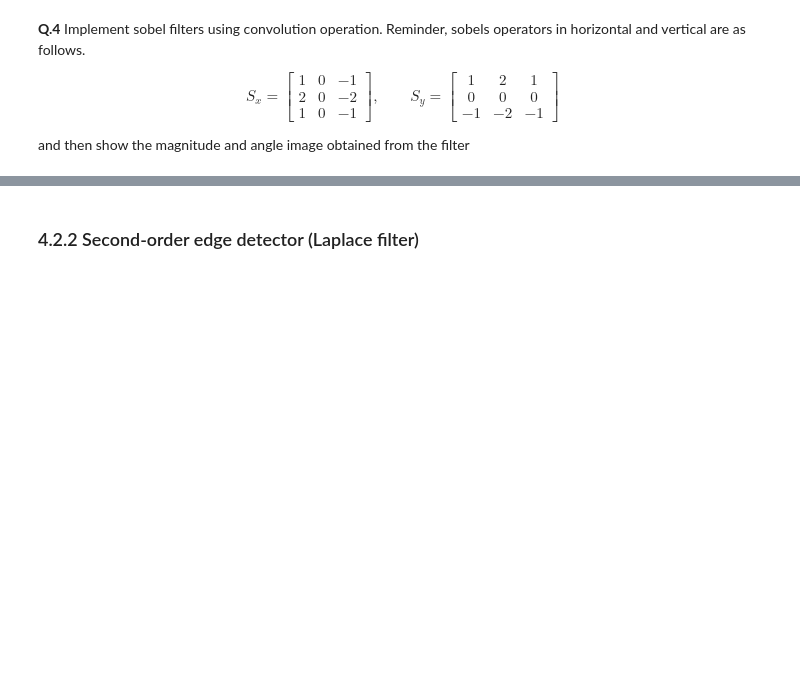
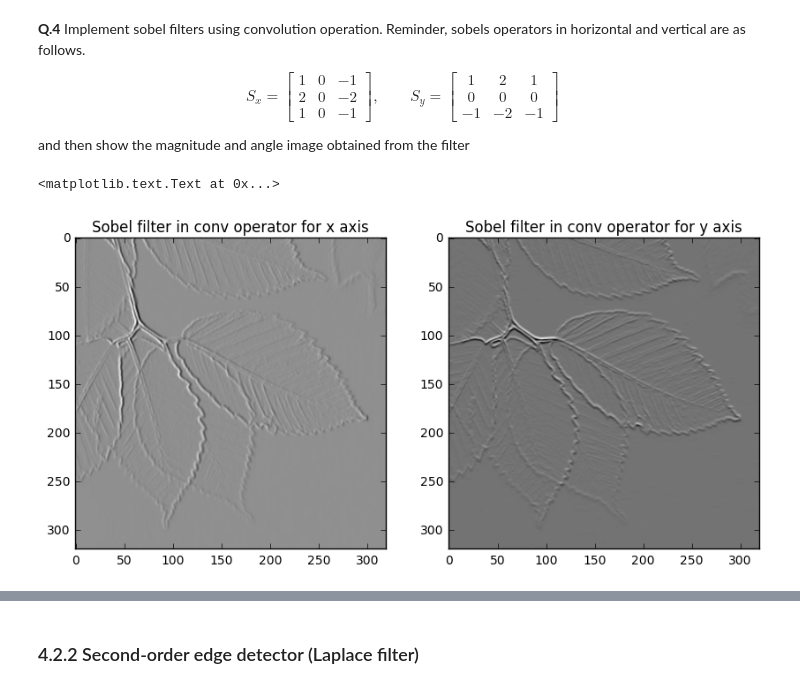
Before and after one commit to brown4eva/B31XB-IIP-TP-1718, a Jupyter notebook: 4-filter-spatial-domain/4-spatial-filter.ipynb, the cells around one changed output, grey strips where cells are left out. Saved outputs shown, nothing was run; the diff lists cells and outputs as text; code cells hidden in the pictures; blank space fills up the shorter version.

```diff
--- a/4-filter-spatial-domain/4-spatial-filter.ipynb
+++ b/4-filter-spatial-domain/4-spatial-filter.ipynb
@@ -138,3 +138,32 @@ Reminder, sobels operators in horizontal and vertical are as follows.
 $$S_x = \begin{bmatrix}1& 0 & -1\\ 2 & 0 & -2 \\ 1 & 0 & -1\end{bmatrix}, \qquad S_y = \begin{bmatrix}1& 2 & 1\\ 0 & 0 & 0 \\ -1 & -2 & -1\end{bmatrix}$$
 
 and then show the magnitude and angle image obtained from the filter
+# %%
+# sobel operator in horizontal
+sobelx = np.array([[1,0,-1], [2, 0, -2],[1, 0, -1]])/4
+
+# sobel operator in vertical
+sobely = np.array([[1,2,1], [0, 0, 0],[-1, -2, -1]])/4
+
+#Taking the sobel funstion in my previous exercise.
+sob = edges1
+
+#using filters.convolve
+from scipy import ndimage
+
+#compute the convolution
+leavesconvx = ndimage.filters.convolve(sob, sobelx)
+leavesconvy = ndimage.filters.convolve(sob, sobely)
+
+#plotting the figure
+fig, axes = plt.subplots(nrows=1, ncols=2, figsize=(10,10))
+ax0, ax1 = axes.ravel()
+
+ax0.imshow(leavesconvx, cmap=cm.gray)
+ax0.set_title('Sobel filter in conv operator for x axis')
+
+ax1.imshow(leavesconvy, cmap=cm.gray)
+ax1.set_title('Sobel filter in conv operator for y axis')
+# %% [output]
+<matplotlib.text.Text at 0x...>
+[figure, added]
```
Also changed, not shown: parts of 7 cells of this notebook, 2 other files.
